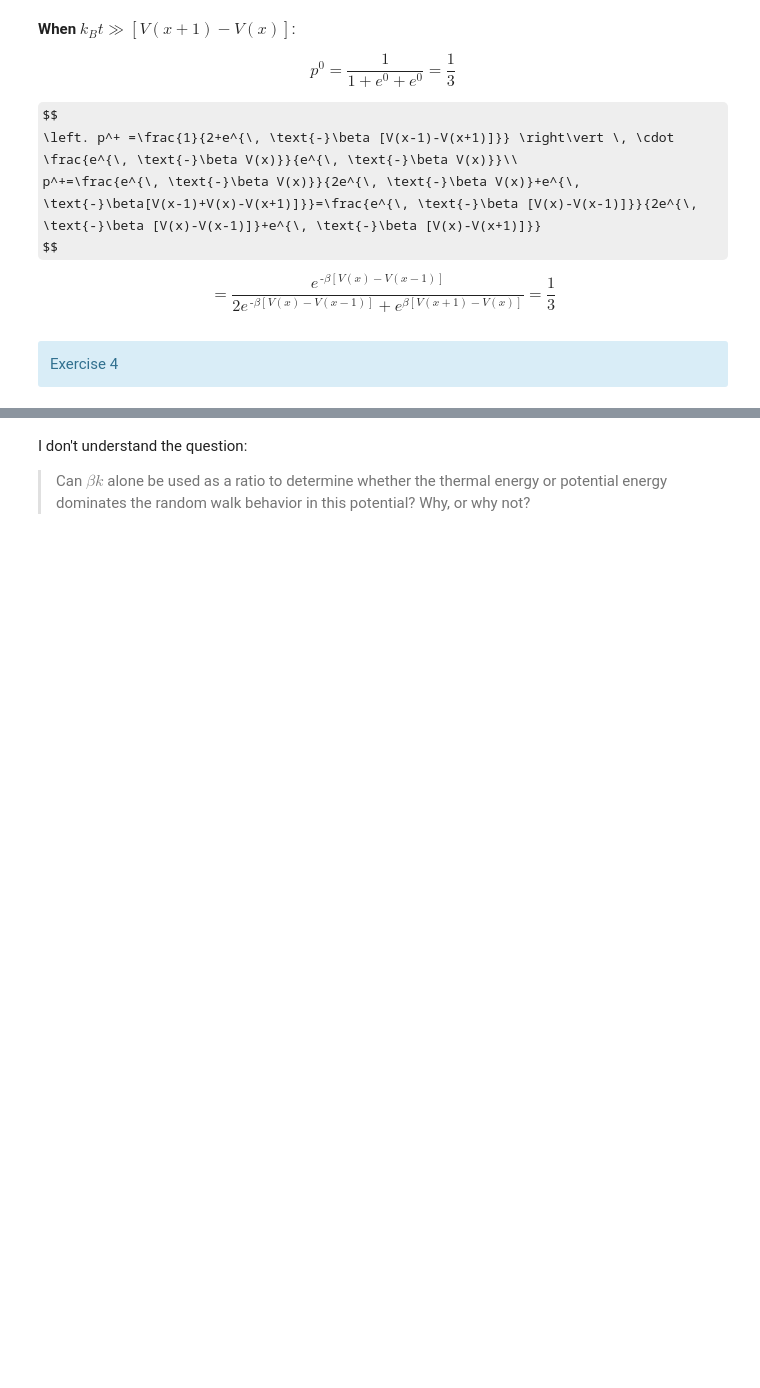
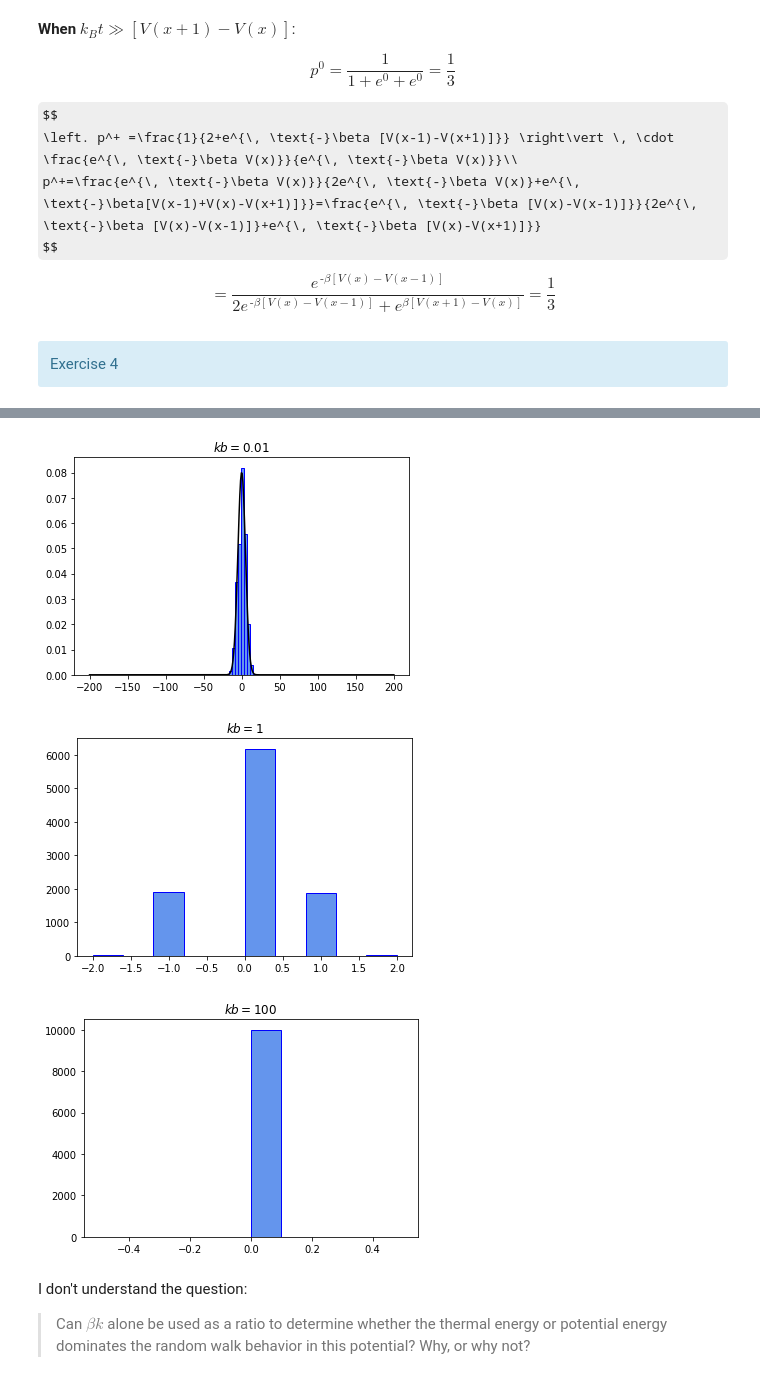
Before and after one commit to fleroviums/TMA4320, a Jupyter notebook: Prosjekt 1/Prosjekt 1-Copy1.ipynb, the cells around one changed output, grey strips where cells are left out. Saved outputs shown, nothing was run; the diff lists cells and outputs as text; code cells hidden in the pictures; some formulas as TeX source; blank space fills up the shorter version.

```diff
--- a/Prosjekt 1/Prosjekt 1-Copy1.ipynb
+++ b/Prosjekt 1/Prosjekt 1-Copy1.ipynb
@@ -334,3 +322,29 @@ print("The points in this case are closer to a normal distribution than both one
+# %%
+############# 4.4  #############
+
+def V_squared(x):
+    return x*x #Faster runtime than x**2
+
+for i in range(int(particles)):
+    xvals[i] = rand_walk(kb[0], T, V_squared)
+plt.title("$kb=0.01$")
+normalPlot(xvals)
+#kb=1
+for i in range(int(particles)):
+    xvals[i] = rand_walk(kb[1], T, V_squared)
+plt.title("$kb=1$")
+plt.hist(xvals, edgecolor='blue', color='cornflowerblue')
+plt.show()
+
+for i in range(int(particles)):
+    xvals[i] = rand_walk(kb[2], T, V_squared)
+plt.title("$kb=100$")
+plt.hist(xvals, edgecolor='blue', color='cornflowerblue')
+plt.show()
+# %% [output]
+[figure, added]
+[figure, added]
+[figure, added]
 # %% [markdown]
 I don't understand the question:
 >Can $βk$ alone be used as a ratio to determine whether the thermal energy or potential energy dominates
```
Also changed, not shown: parts of 5 cells of this notebook.
